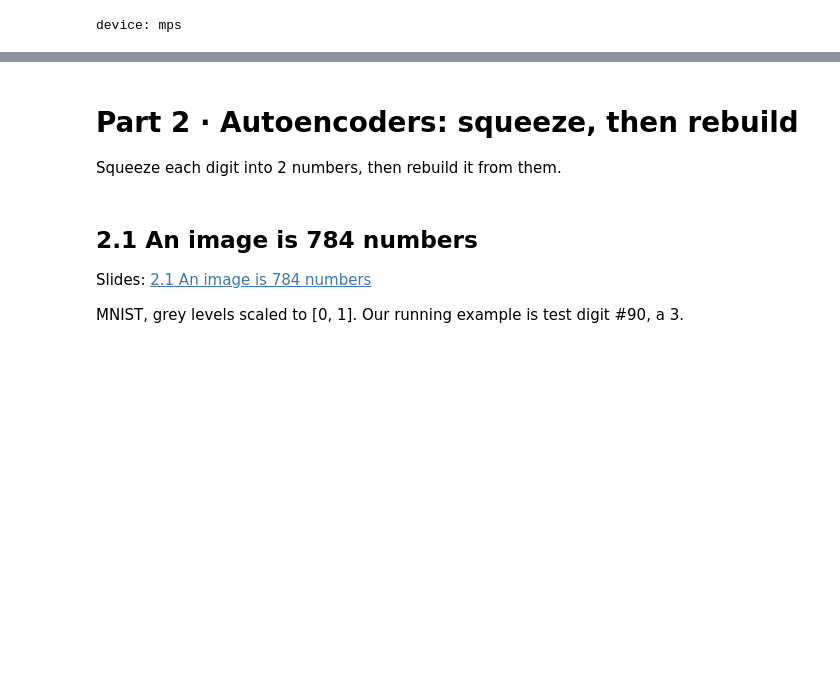
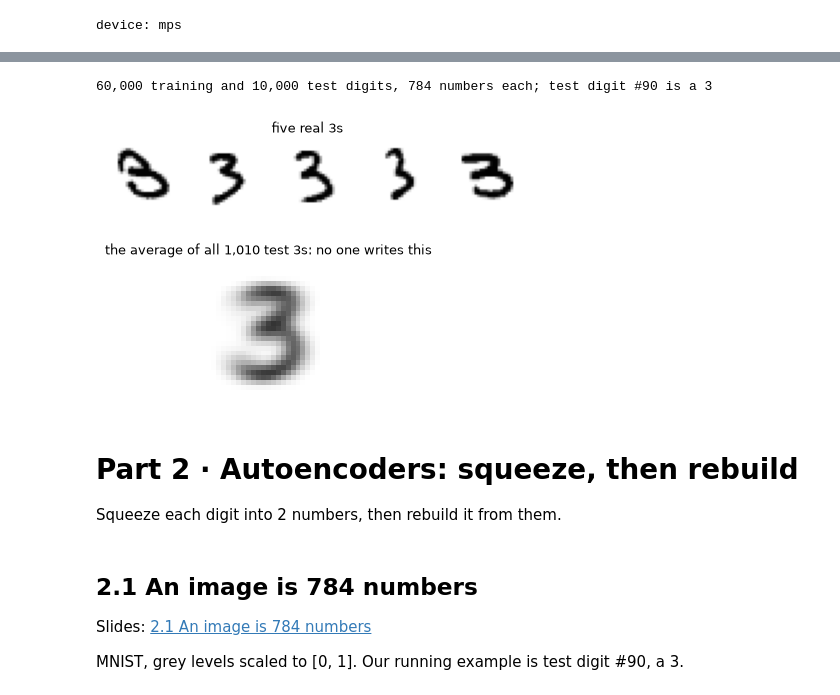
Before and after one commit to nipunbatra/generative, a Jupyter notebook: lectures/lecture5/lecture5-autoencoders-vae.ipynb, the cells around one changed output, grey strips where cells are left out. Saved outputs shown, nothing was run; the diff lists cells and outputs as text; code cells hidden in the pictures; blank space fills up the shorter version.

```diff
--- a/lectures/lecture5/lecture5-autoencoders-vae.ipynb
+++ b/lectures/lecture5/lecture5-autoencoders-vae.ipynb
@@ -77,3 +66,20 @@ Six of the twelve digits on the slide come from a network: the first six draws z
+# %%
+from torchvision.datasets import MNIST
+MNIST_ROOT = os.environ.get('MNIST_ROOT', 'data')
+have = (Path(MNIST_ROOT) / 'MNIST' / 'raw' / 'train-images-idx3-ubyte').exists()
+train_set = MNIST(MNIST_ROOT, train=True, download=not have)
+test_set = MNIST(MNIST_ROOT, train=False, download=not have)
+Xtr = train_set.data.reshape(-1, 784).double() / 255; ytr = train_set.targets
+Xte = test_set.data.reshape(-1, 784).double() / 255; yte = test_set.targets
+x3 = Xte[90]
+print(f'{len(Xtr):,} training and {len(Xte):,} test digits, {Xtr.shape[1]} numbers each; test digit #90 is a {int(yte[90])}')
+threes = Xte[yte == 3]
+show_digits(threes[:5], ncol=5, size=1.2, title='five real 3s')
+show_digits(threes.mean(0)[None], ncol=1, size=2, title=f'the average of all {len(threes):,} test 3s: no one writes this')
+# %% [output]
+60,000 training and 10,000 test digits, 784 numbers each; test digit #90 is a 3
+[figure, added]
+[figure, added]
 # %% [markdown]
 # Part 2 · Autoencoders: squeeze, then rebuild
 
```
Also changed, not shown: parts of 59 cells of this notebook, 17 other files.
